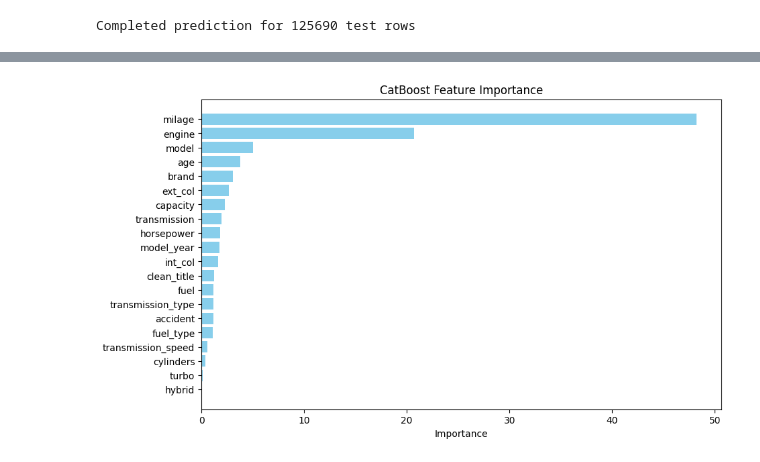
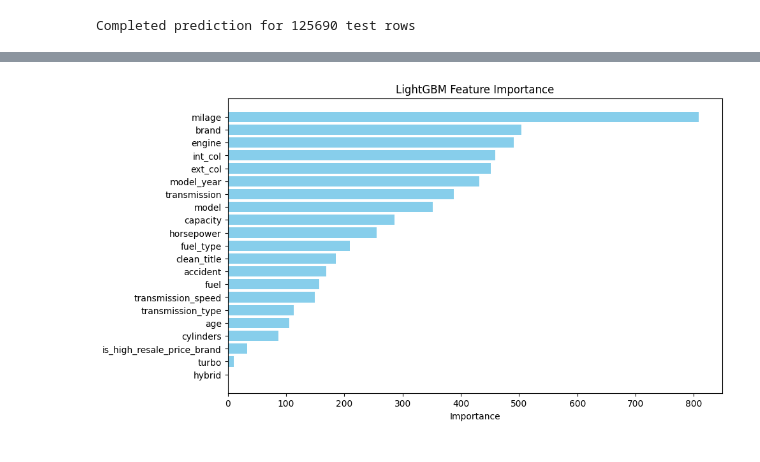
Before and after one commit to bk-anupam/KaggleChallenges, a Jupyter notebook: TABULAR/PS4E9/ps4e9_modeling.ipynb, the cells around one changed output, grey strips where cells are left out. Saved outputs shown, nothing was run; the diff lists cells and outputs as text; code cells hidden in the pictures.

```diff
--- a/TABULAR/PS4E9/ps4e9_modeling.ipynb
+++ b/TABULAR/PS4E9/ps4e9_modeling.ipynb
@@ -68,9 +71,9 @@ model_static_params = {
         "metric": 'rmse',
         "verbosity": -1,    # <0: fatal, =0: error (warn), =1: info, >1: debug
         "boosting_type": "gbdt",
-        "device":  "gpu",
-        "gpu_platform_id": 0,
-        "gpu_device_id": 0
+        "device":  "cpu",
+        #"gpu_platform_id": 0,
+        #"gpu_device_id": 0
     },
     enums.ModelName.CatBoost: {
         "objective": "RMSE",
@@ -90,10 +93,10 @@ model_static_params = {
 # For RandomForest
 # tuned_model_params = {'n_estimators': 1300, 'max_depth': 17, 'min_samples_leaf': 3, 'min_samples_split': 3, 'max_features': 'sqrt'}
 # For CatBoost
-tuned_model_params = {'learning_rate': 0.01153083799677404, 'n_estimators': 1550, 'max_depth': 13, 'min_data_in_leaf': 63, 'num_leaves': 96, 'reg_lambda': 74.42786945287153, 'random_strength': 0.03782103405260509, 'early_stopping_rounds': 230, 'max_bin': 37}
+# tuned_model_params = {'learning_rate': 0.01153083799677404, 'n_estimators': 1550, 'max_depth': 13, 'min_data_in_leaf': 63, 'num_leaves': 96, 'reg_lambda': 74.42786945287153, 'random_strength': 0.03782103405260509, 'early_stopping_rounds': 230, 'max_bin': 37}
 # For XGBoost
 # tuned_model_params = {'n_estimators': 1400, 'learning_rate': 0.10270166896064774, 'max_depth': 30, 'min_child_weight': 7, 'gamma': 4.123490349502186, 'subsample': 0.5067185283456936, 'colsample_bytree': 0.7289930512882908, 'reg_alpha': 0.5971832077526927, 'reg_lambda': 9.433125479981229, 'early_stopping_rounds': 260}
 # For LGBM
-# tuned_model_params = {'learning_rate': 0.050431114227825063, 'n_estimators': 1500, 'max_depth': 6, 'min_data_in_leaf': 92, 'min_child_weight': 6, 'num_leaves': 428, 'reg_lambda': 130.60718838770154, 'early_stopping_rounds': 365, 'subsample': 0.8586720764925466, 'colsample_bytree': 0.5962542688745494, 'reg_alpha': 0.5737569015209647}
+tuned_model_params = {'learning_rate': 0.04384599885192124, 'n_estimators': 1850, 'max_depth': 4, 'min_data_in_leaf': 79, 'num_leaves': 20, 'min_child_weight': 1.3000000000000003, 'subsample': 0.6909074597205864, 'colsample_bytree': 0.7928274099493369, 'reg_lambda': 178.39029552790532, 'reg_alpha': 1.704574120515208, 'early_stopping_rounds': 490, 'max_bin': 184}
 
 # tuned_model_params = None
@@ -100,7 +107,12 @@ tuned_model_params = {'learning_rate': 0.01153083799677404, 'n_estimators': 1550
 # %%
-if Config.USE_MANUAL_FEATURES:
+if Config.USE_MANUAL_FEATURES and not Config.USE_ORIGINAL_DATA:
     df_train = pd.read_csv(DATA_READPATH + "train_preprocessed.csv")
     df_test = pd.read_csv(DATA_READPATH + "test_preprocessed.csv")
+    # remove rows where price > 2000000
+    # df_train = df_train[df_train['price'] <= 2000000]
+elif Config.USE_MANUAL_FEATURES and Config.USE_ORIGINAL_DATA:
+    df_train = pd.read_csv(DATA_READPATH + "train_withorig_preprocessed.csv")
+    df_test = pd.read_csv(DATA_READPATH + "test__with_orig_preprocessed.csv")
 else:
     df_train = pd.read_csv(DATA_READPATH + "train.csv")
     df_test = pd.read_csv(DATA_READPATH + "test.csv")
@@ -250 +268,12 @@ def tune_model_params(study_name, study_direction, num_trials, model_name,
+# %%
+def get_tuning_params(model_name):
+    if model_name == enums.ModelName.LGBM:
+        level_params_totune = lgbm_level_params_totune
+        param_ranges = lgbm_param_ranges
+        params_defaults = lgbm_params_defaults
+    elif model_name == enums.ModelName.CatBoost:
+        level_params_totune = cb_level_params_totune
+        param_ranges = cb_param_ranges
+        params_defaults = cb_params_defaults
+    return level_params_totune, param_ranges, params_defaults
 # %%
@@ -340,20 +379,26 @@ OSError: Cannot save file into a non-existent directory: 'output'
 # %%
+def get_feature_importance(model_name, model):
+    if model_name == enums.ModelName.CatBoost:
+        return model.get_feature_importance()
+    if model_name == enums.ModelName.LGBM:
+        return model.feature_importances_
+
 # Get feature importance
 model = fold_metrics_model[0][1]
 # Create a DataFrame for visualization
 df_feature_imp = pd.DataFrame({
     'f_name': feature_cols,
-    'f_imp': model.get_feature_importance()
+    'f_imp': get_feature_importance(Config.MODEL_TYPE, model)
 })
 # Sort the DataFrame by importance
 df_feature_imp = df_feature_imp.sort_values(by='f_imp', ascending=False)
 #data_utils.plot_feature_importance(df_feature_imp)
 # Plot the feature importance
 plt.figure(figsize=(10, 6))
 plt.barh(df_feature_imp['f_name'], df_feature_imp['f_imp'], color='skyblue')
 plt.xlabel('Importance')
-plt.title('CatBoost Feature Importance')
+plt.title(f'{Config.MODEL_TYPE} Feature Importance')
 plt.gca().invert_yaxis()  # Invert y-axis to show the most important feature at the top
 plt.show()
 # %% [output]
-[figure, old version]
+[figure, new version]
```
Also changed, not shown: parts of 22 cells of this notebook, 4 other files.
